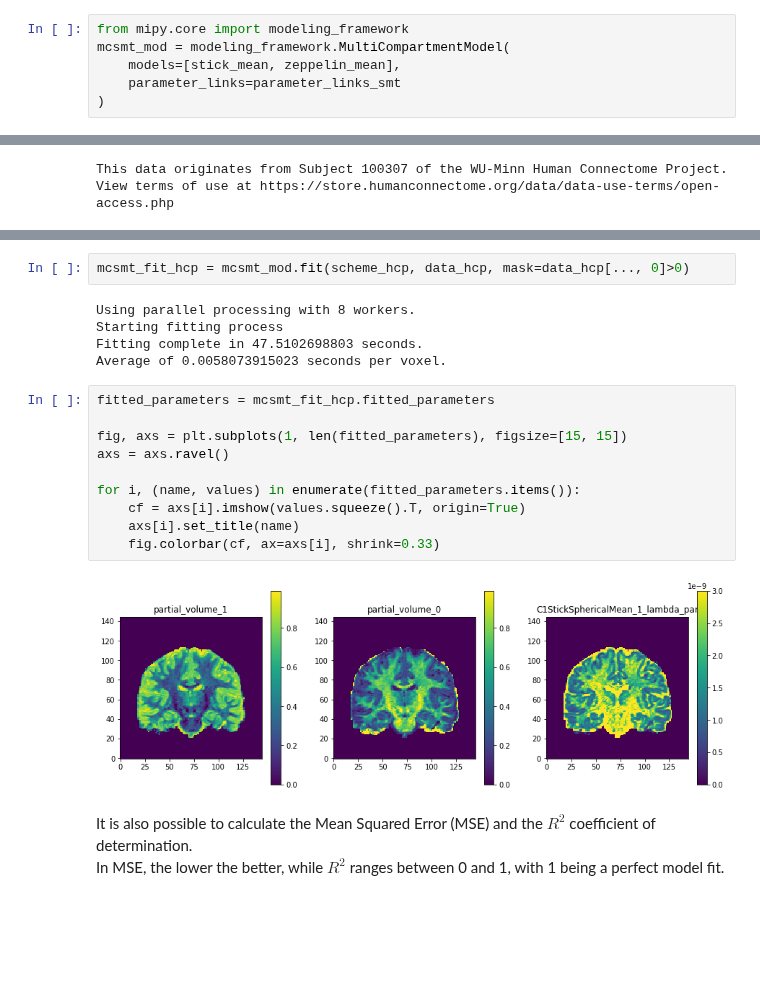
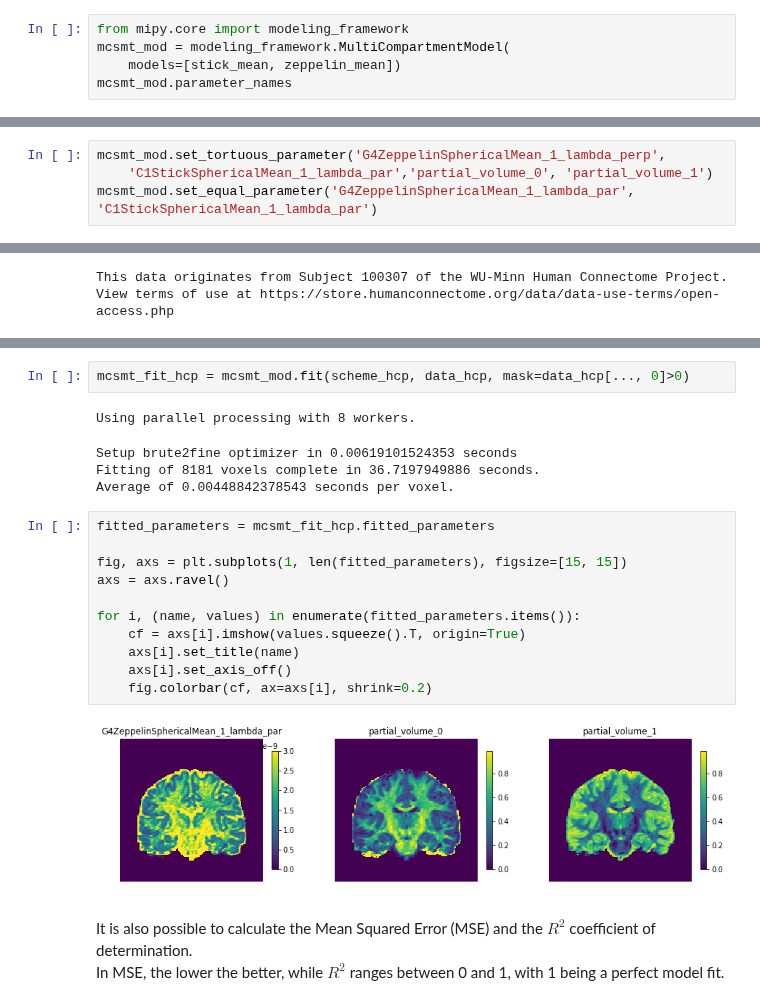
Before and after one commit to AthenaEPI/dmipy, a Jupyter notebook: examples/example_multi_compartment_spherical_mean_technique.ipynb, the cells around one changed output, grey strips where cells are left out. Saved outputs shown, nothing was run; the diff lists cells and outputs as text; blank space fills up the shorter version.

Commit message:
update mcsmt example

```diff
--- a/examples/example_multi_compartment_spherical_mean_technique.ipynb
+++ b/examples/example_multi_compartment_spherical_mean_technique.ipynb
@@ -53,6 +33,5 @@ parameter_links_smt = [
 # %%
 from mipy.core import modeling_framework
 mcsmt_mod = modeling_framework.MultiCompartmentModel(
-    models=[stick_mean, zeppelin_mean],
-    parameter_links=parameter_links_smt
-)
+    models=[stick_mean, zeppelin_mean])
+mcsmt_mod.parameter_names
@@ -59,3 +44,7 @@ mcsmt_mod = modeling_framework.MultiCompartmentModel(
+# %%
+mcsmt_mod.set_tortuous_parameter('G4ZeppelinSphericalMean_1_lambda_perp',
+    'C1StickSphericalMean_1_lambda_par','partial_volume_0', 'partial_volume_1')
+mcsmt_mod.set_equal_parameter('G4ZeppelinSphericalMean_1_lambda_par', 'C1StickSphericalMean_1_lambda_par')
 # %% [markdown]
 ## Real data example
 # %%
@@ -74,21 +65,22 @@ plt.imshow(data_hcp[:,0,:,0].T, origin=True)
 mcsmt_fit_hcp = mcsmt_mod.fit(scheme_hcp, data_hcp, mask=data_hcp[..., 0]>0)
 # %% [output]
 Using parallel processing with 8 workers.
-Starting fitting process
-Fitting complete in 47.5102698803 seconds.
-Average of 0.0058073915023 seconds per voxel.
+Setup brute2fine optimizer in 0.00619101524353 seconds
+Fitting of 8181 voxels complete in 36.7197949886 seconds.
+Average of 0.00448842378543 seconds per voxel.
 # %%
 fitted_parameters = mcsmt_fit_hcp.fitted_parameters
 
 fig, axs = plt.subplots(1, len(fitted_parameters), figsize=[15, 15])
 axs = axs.ravel()
 
 for i, (name, values) in enumerate(fitted_parameters.items()):
     cf = axs[i].imshow(values.squeeze().T, origin=True)
     axs[i].set_title(name)
-    fig.colorbar(cf, ax=axs[i], shrink=0.33)
+    axs[i].set_axis_off()
+    fig.colorbar(cf, ax=axs[i], shrink=0.2)
 # %% [output]
-[figure, old version]
+[figure, new version]
 # %% [markdown]
 It is also possible to calculate the Mean Squared Error (MSE) and the $R^2$ coefficient of determination.
 In MSE, the lower the better, while $R^2$ ranges between 0 and 1, with 1 being a perfect model fit.
```
Also changed, not shown: parts of 4 cells of this notebook.
